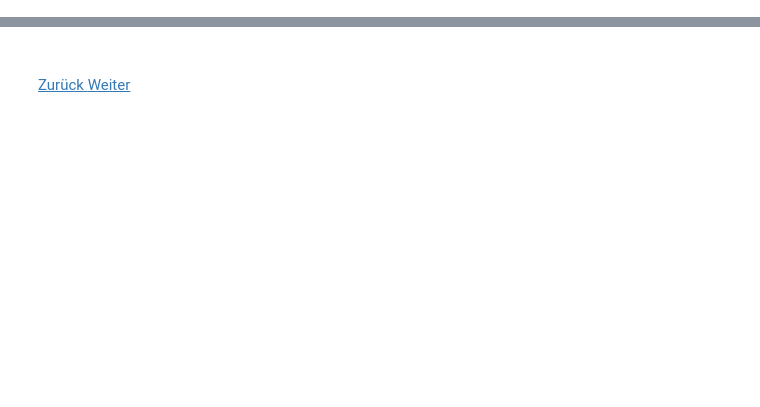
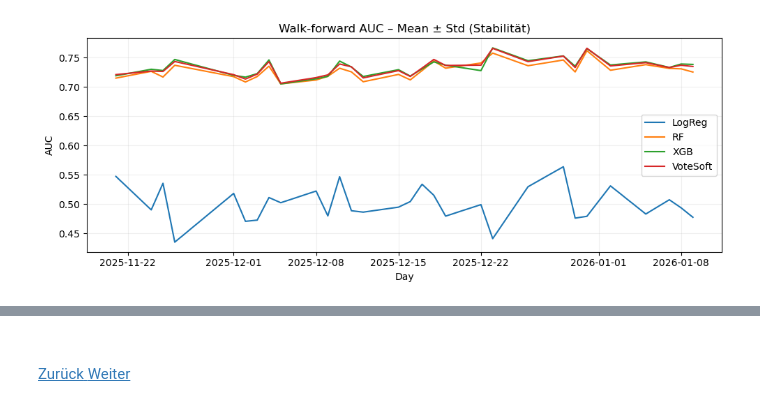
Before and after one commit to RyanMikus/pairs_trading_ml_hs25, a Jupyter notebook: 05_Modellierung.ipynb, the cells around one changed output, grey strips where cells are left out. Cells and saved outputs as stored; diff of their text form; code cells hidden in the pictures; blank space fills up the shorter version.

```diff
--- a/05_Modellierung.ipynb
+++ b/05_Modellierung.ipynb
@@ -1023,0 +595,26 @@ Trades (Baseline): 5581
+# %%
+# Zelle 13c: Signal-Stabilität pro Modell (Mean ± Std über Tage)
+plt.figure(figsize=(10, 4))
+
+for m in final_scores["model"].unique():
+    tmp = final_scores[final_scores["model"] == m].sort_values("day")
+    mean_auc = tmp.groupby("day")["auc"].mean()
+    std_auc = tmp.groupby("day")["auc"].std()
+
+    plt.plot(mean_auc.index, mean_auc.values, label=m)
+    plt.fill_between(
+        mean_auc.index,
+        mean_auc - std_auc,
+        mean_auc + std_auc,
+        alpha=0.2
+    )
+
+plt.xlabel("Day")
+plt.ylabel("AUC")
+plt.title("Walk-forward AUC – Mean ± Std (Stabilität)")
+plt.legend()
+plt.grid(alpha=0.2)
+plt.tight_layout()
+plt.show()
+# %% [output]
+[figure, added]
```
Also changed, not shown: parts of 43 cells of this notebook, 1 other file.
